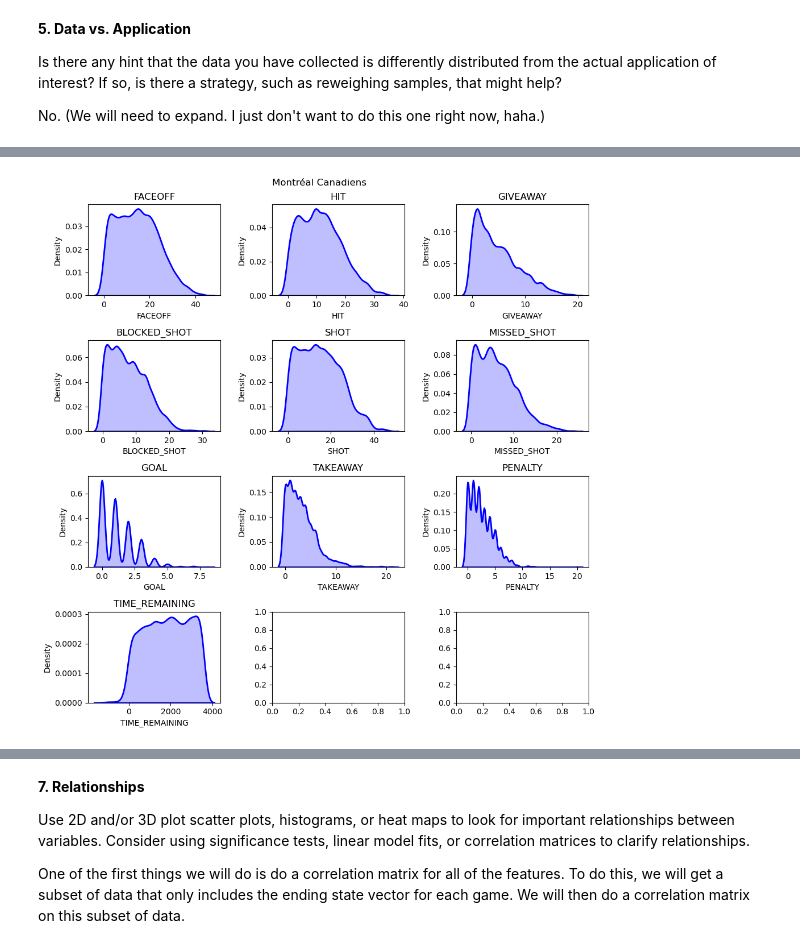
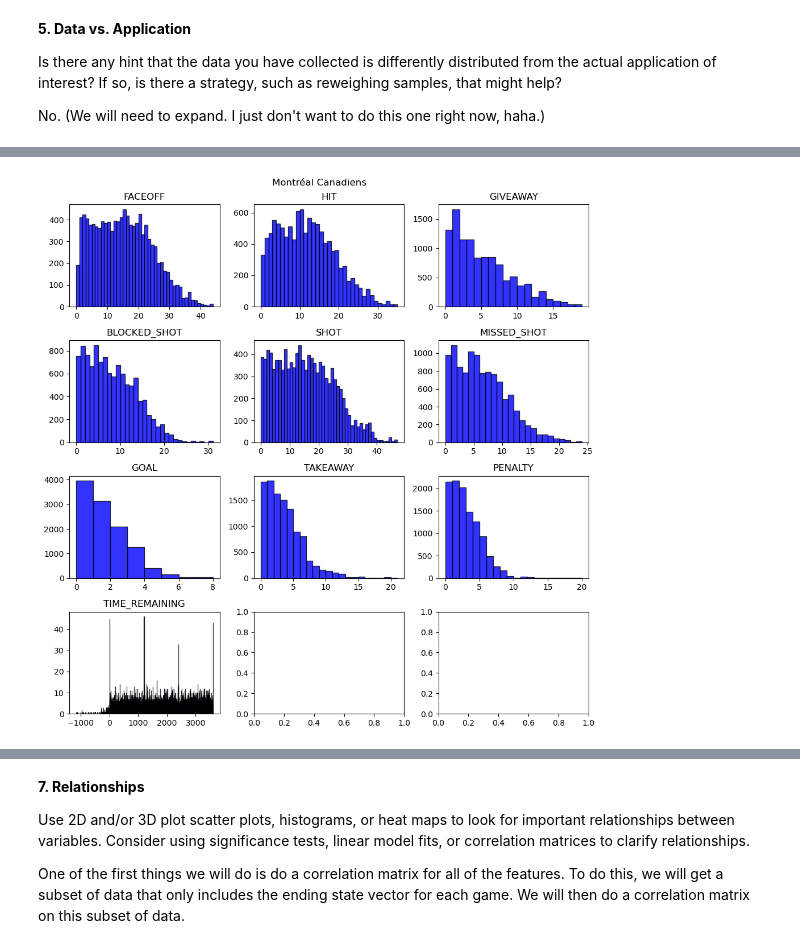
Before and after one commit to jeffxhansen/NHL_Win_Predictor, a Jupyter notebook: data_analysis.ipynb, the cells around one changed output, grey strips where cells are left out. Cells and saved outputs as stored; diff of their text form; code cells hidden in the pictures.

```diff
--- a/data_analysis.ipynb
+++ b/data_analysis.ipynb
@@ -173,5 +173,5 @@ plot_kde(team_1_games, team_1)
 # %%
-# Plot KDEs for the second team.
-plot_kde(team_2_games, team_2)
+# Plot the hist for the second team.
+plot_hist(team_2_games, team_2)
 # %% [output]
-[figure, old version]
+[figure, new version]
```
Also changed, not shown: parts of 6 cells of this notebook.
